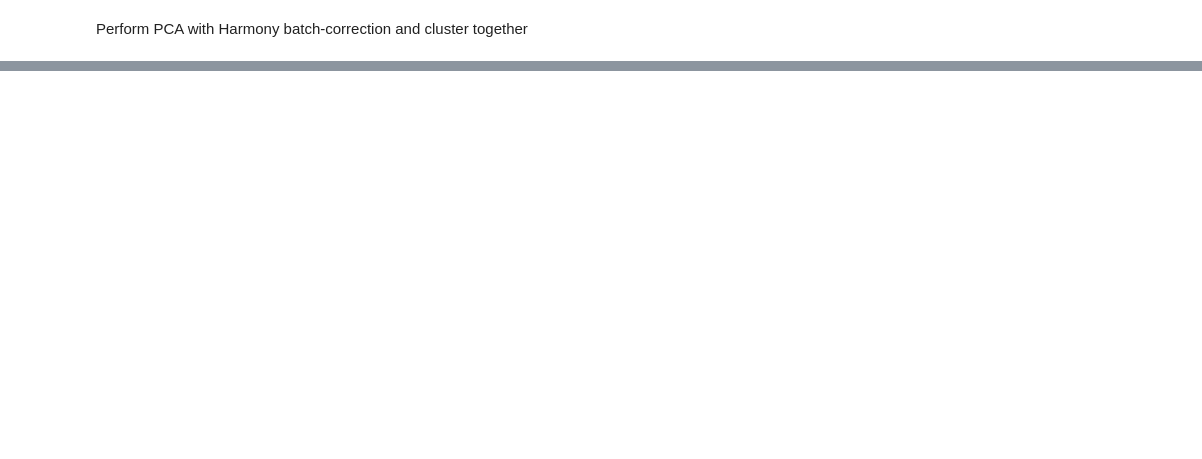
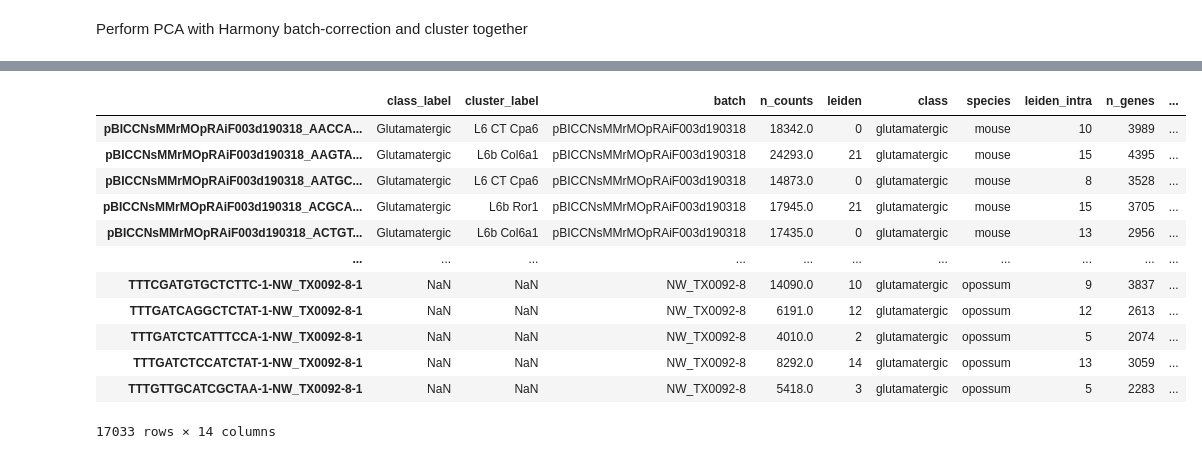
Before and after one commit to ryan-gorzek/trachtenberg-lab, a Jupyter notebook: transcriptomics/M1/integrate_glutamatergic_Mouse_Opossum_M1.ipynb, the cells around one changed output, grey strips where cells are left out. Saved outputs shown, nothing was run; the diff lists cells and outputs as text; code cells hidden in the pictures; blank space fills up the shorter version.

```diff
--- a/transcriptomics/M1/integrate_glutamatergic_Mouse_Opossum_M1.ipynb
+++ b/transcriptomics/M1/integrate_glutamatergic_Mouse_Opossum_M1.ipynb
@@ -104,2 +138,18 @@ extracting highly variable genes
+# %%
+adata.obs
+# %% [output]
+|  | class_label | cluster_label | batch | n_counts | leiden | class | species | leiden_intra | n_genes | ... |
+| pBICCNsMMrMOpRAiF003d190318_AACCA... | Glutamatergic | L6 CT Cpa6 | pBICCNsMMrMOpRAiF003d190318 | 18342.0 | 0 | glutamatergic | mouse | 10 | 3989 | ... |
+| pBICCNsMMrMOpRAiF003d190318_AAGTA... | Glutamatergic | L6b Col6a1 | pBICCNsMMrMOpRAiF003d190318 | 24293.0 | 21 | glutamatergic | mouse | 15 | 4395 | ... |
+| pBICCNsMMrMOpRAiF003d190318_AATGC... | Glutamatergic | L6 CT Cpa6 | pBICCNsMMrMOpRAiF003d190318 | 14873.0 | 0 | glutamatergic | mouse | 8 | 3528 | ... |
+| pBICCNsMMrMOpRAiF003d190318_ACGCA... | Glutamatergic | L6b Ror1 | pBICCNsMMrMOpRAiF003d190318 | 17945.0 | 21 | glutamatergic | mouse | 15 | 3705 | ... |
+| pBICCNsMMrMOpRAiF003d190318_ACTGT... | Glutamatergic | L6b Col6a1 | pBICCNsMMrMOpRAiF003d190318 | 17435.0 | 0 | glutamatergic | mouse | 13 | 2956 | ... |
+| ... | ... | ... | ... | ... | ... | ... | ... | ... | ... | ... |
+| TTTCGATGTGCTCTTC-1-NW_TX0092-8-1 | NaN | NaN | NW_TX0092-8 | 14090.0 | 10 | glutamatergic | opossum | 9 | 3837 | ... |
+| TTTGATCAGGCTCTAT-1-NW_TX0092-8-1 | NaN | NaN | NW_TX0092-8 | 6191.0 | 12 | glutamatergic | opossum | 12 | 2613 | ... |
+| TTTGATCTCATTTCCA-1-NW_TX0092-8-1 | NaN | NaN | NW_TX0092-8 | 4010.0 | 2 | glutamatergic | opossum | 5 | 2074 | ... |
+| TTTGATCTCCATCTAT-1-NW_TX0092-8-1 | NaN | NaN | NW_TX0092-8 | 8292.0 | 14 | glutamatergic | opossum | 13 | 3059 | ... |
+| TTTGTTGCATCGCTAA-1-NW_TX0092-8-1 | NaN | NaN | NW_TX0092-8 | 5418.0 | 3 | glutamatergic | opossum | 5 | 2283 | ... |
+17033 rows × 14 columns
 # %%
 sc.tl.pca(adata, svd_solver="arpack")
```
Also changed, not shown: parts of 14 cells of this notebook.
